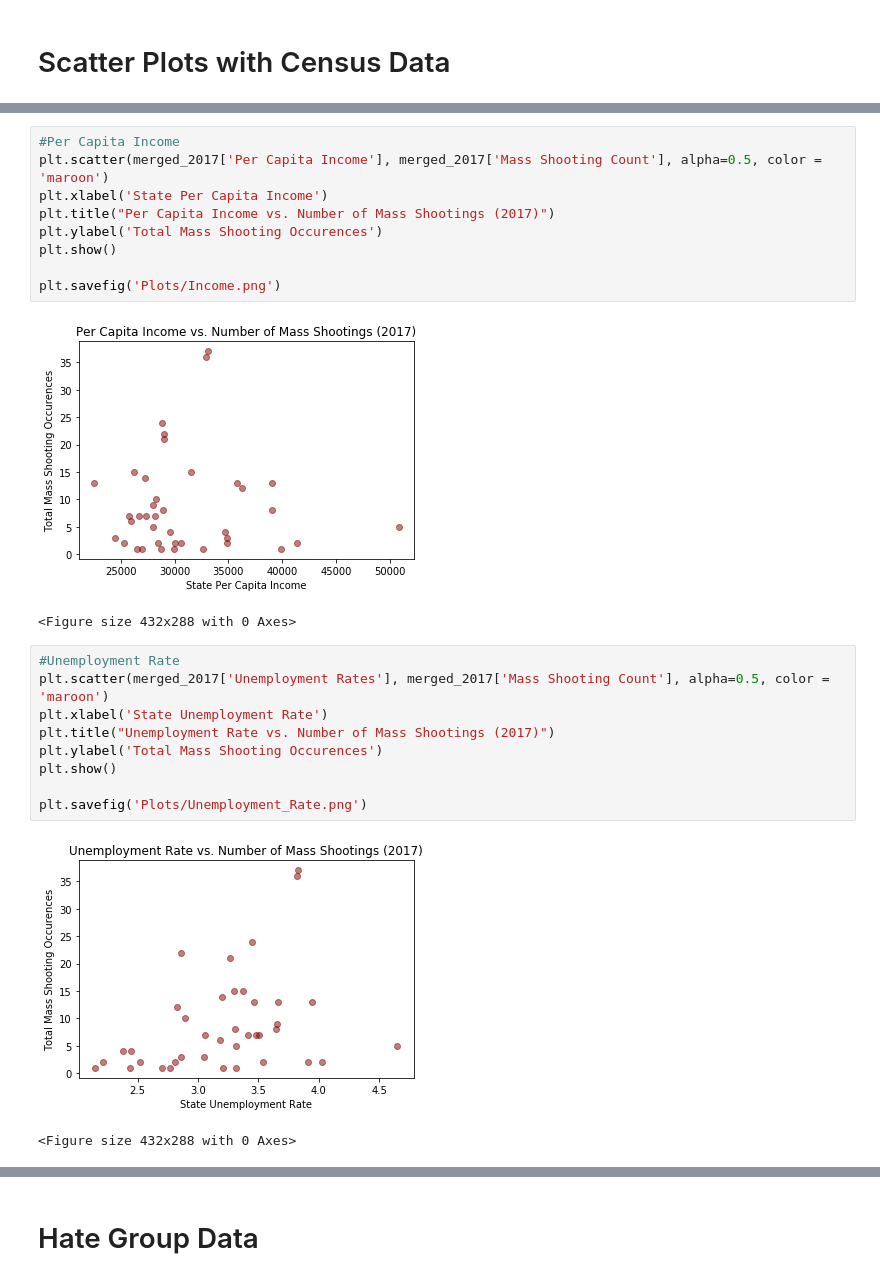
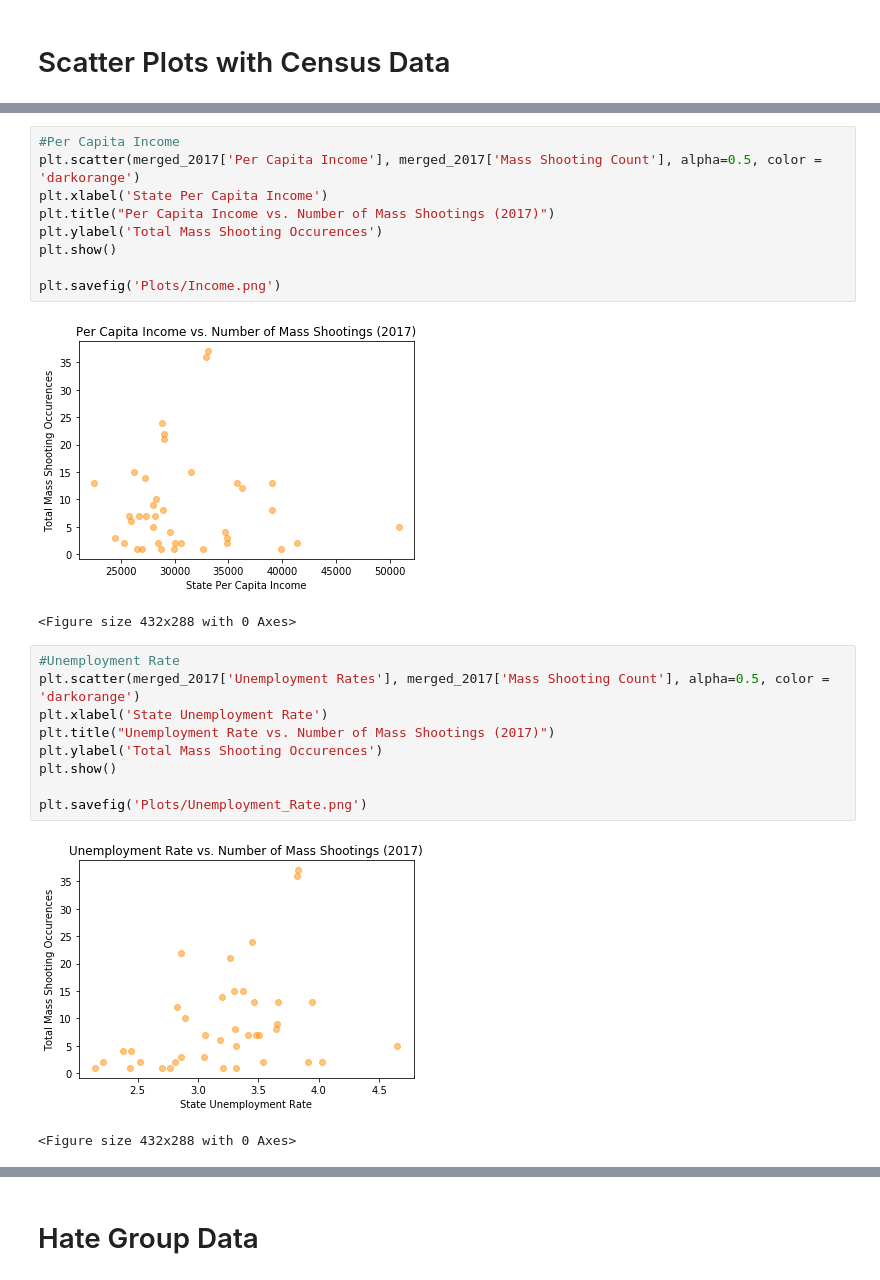
Before and after one commit to lprymak/Project1, a Jupyter notebook: Final_Data_Analysis.ipynb, the cells around one changed output, grey strips where cells are left out. Saved outputs shown, nothing was run; the diff lists cells and outputs as text.

```diff
--- a/Final_Data_Analysis.ipynb
+++ b/Final_Data_Analysis.ipynb
@@ -222,19 +223,19 @@ plt.savefig('Plots/Median_Age.png')
 <Figure size 432x288 with 0 Axes>
 # %%
 #Per Capita Income
-plt.scatter(merged_2017['Per Capita Income'], merged_2017['Mass Shooting Count'], alpha=0.5, color = 'maroon')
+plt.scatter(merged_2017['Per Capita Income'], merged_2017['Mass Shooting Count'], alpha=0.5, color = 'darkorange')
 plt.xlabel('State Per Capita Income')
 plt.title("Per Capita Income vs. Number of Mass Shootings (2017)")
 plt.ylabel('Total Mass Shooting Occurences')
 plt.show()
 
 plt.savefig('Plots/Income.png')
 # %% [output]
-[figure, old version]
+[figure, new version]
 <Figure size 432x288 with 0 Axes>
 # %%
 #Unemployment Rate
-plt.scatter(merged_2017['Unemployment Rates'], merged_2017['Mass Shooting Count'], alpha=0.5, color = 'maroon')
+plt.scatter(merged_2017['Unemployment Rates'], merged_2017['Mass Shooting Count'], alpha=0.5, color = 'darkorange')
 plt.xlabel('State Unemployment Rate')
 plt.title("Unemployment Rate vs. Number of Mass Shootings (2017)")
 plt.ylabel('Total Mass Shooting Occurences')
@@ -242,6 +243,6 @@ plt.show()
 
 plt.savefig('Plots/Unemployment_Rate.png')
 # %% [output]
-[figure, old version]
+[figure, new version]
 <Figure size 432x288 with 0 Axes>
 # %%
```
Also changed, not shown: parts of 11 cells of this notebook, 1 other file.
